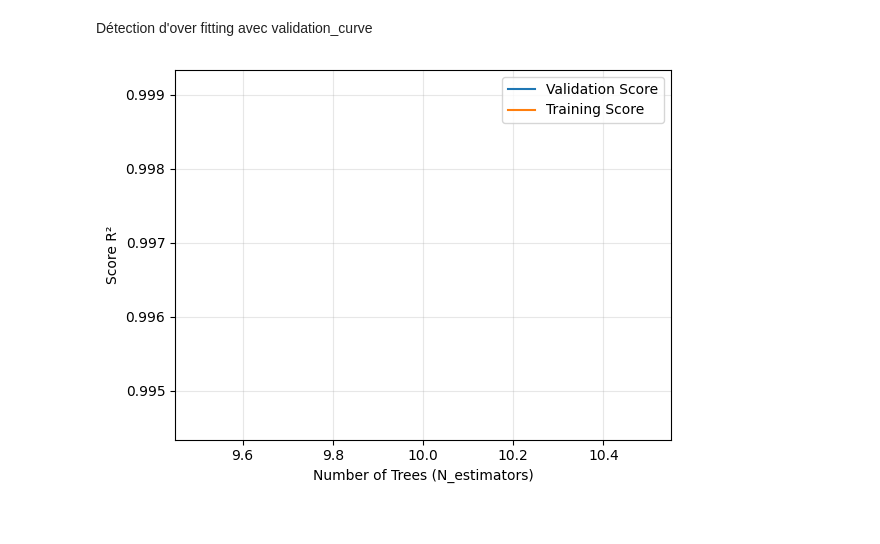
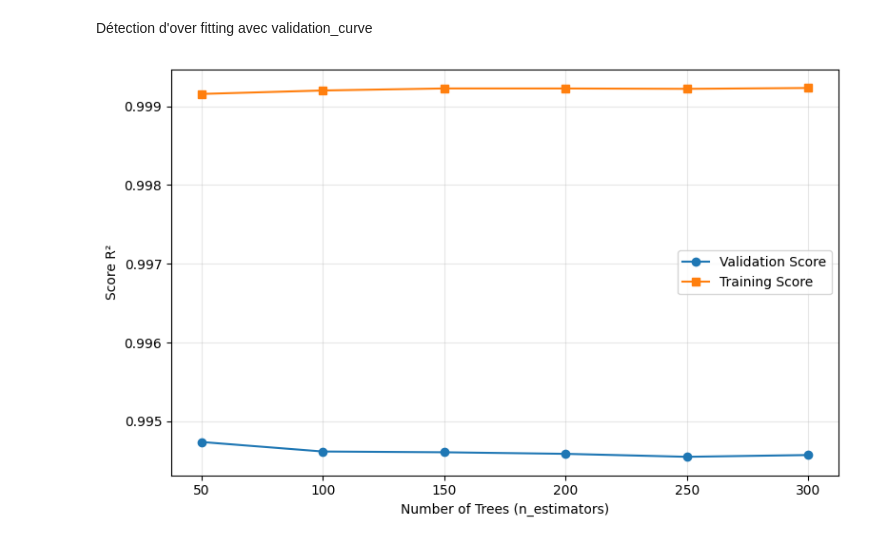
Before and after one commit to bruno-coulet/apartment-hunter, a Jupyter notebook: 3_model.ipynb, the cells around one changed output. Saved outputs shown, nothing was run; the diff lists cells and outputs as text; code cells hidden in the pictures.

```diff
--- a/3_model.ipynb
+++ b/3_model.ipynb
@@ -240,24 +231,28 @@ rf.score(X_train_scaled, y_train)
 # %% [markdown]
 Détection d'over fitting avec validation_curve
 # %%
-param_range = np.arange(10, 20, 30)
+param_range = np.arange(50, 301, 50)
+
+plt.figure(figsize=(8, 5))
 
 train_score, val_score = validation_curve(
     estimator=rf,
     X=X_train_scaled,
     y=y_train,
     param_name="n_estimators",
     param_range=param_range,
     cv=3,
     scoring="r2",
     n_jobs=-1,
 )
 
-plt.plot(param_range, val_score.mean(axis=1), label="Validation Score")
-plt.plot(param_range, train_score.mean(axis=1), label="Training Score")
+plt.plot(param_range, val_score.mean(axis=1), marker="o", label="Validation Score")
+plt.plot(param_range, train_score.mean(axis=1), marker="s", label="Training Score")
 plt.ylabel("Score R²")
-plt.xlabel("Number of Trees (N_estimators)")
+plt.xlabel("Number of Trees (n_estimators)")
 plt.legend()
 plt.grid(True, alpha=0.3)
+plt.tight_layout()
+plt.show()
 # %% [output]
-[figure, old version]
+[figure, new version]
```
Also changed, not shown: parts of 11 cells of this notebook.
